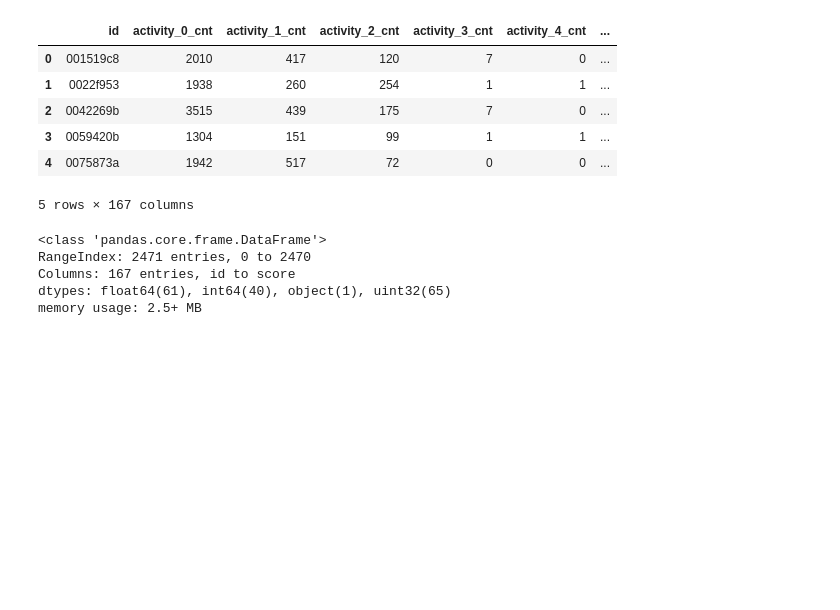
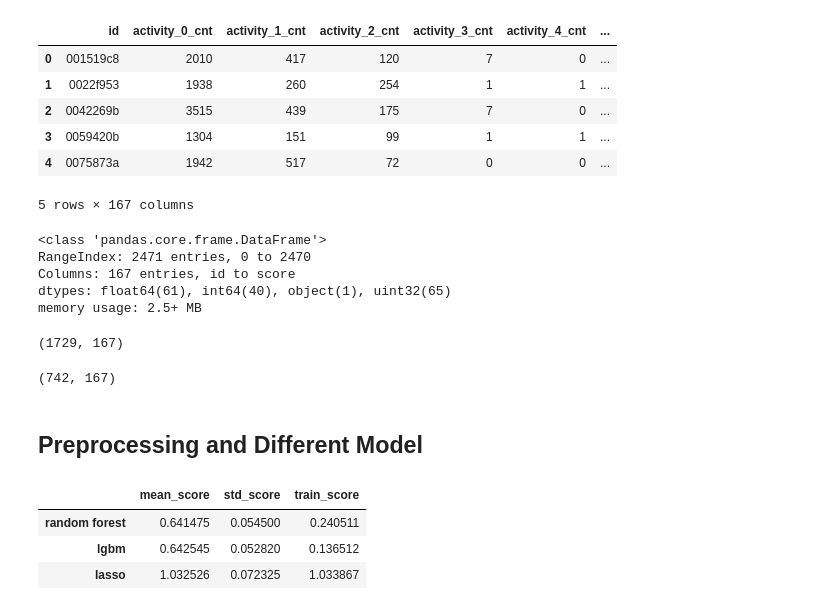
Before and after one commit to Yimei-Yang/Kaggle-WritingQuality, a Jupyter notebook: notebook.ipynb, the cells around one changed output. Cells and saved outputs as stored; diff of their text form; code cells hidden in the pictures; blank space fills up the shorter version.

```diff
--- a/notebook.ipynb
+++ b/notebook.ipynb
@@ -315,4 +461,4 @@ del ec
 # %%
 target = pd.read_csv("data/raw/train_scores.csv")
-train_df = train_feats.merge(target, on='id', how='left')
+df = train_feats.merge(target, on='id', how='left')
 # %%
@@ -333,7 +479,64 @@ RangeIndex: 2471 entries, 0 to 2470
 Columns: 167 entries, id to score
 dtypes: float64(61), int64(40), object(1), uint32(65)
 memory usage: 2.5+ MB
+# %%
+train_df, test_df = train_test_split(df, test_size=0.3, random_state=123)
+train_df.shape
+# %% [output]
+(1729, 167)
+# %%
+test_df.shape
+# %% [output]
+(742, 167)
 # %%
 # drop the unique identifier and the target
-X_train = train_df.drop(["id","score"], axis=1)
-y_train = train_df['score'].values
+X_train, y_train = (
+    train_df.drop(columns=["id","score"], axis=1),
+    train_df["score"].values,
+)
+
+X_test, y_test = (
+    test_df.drop(columns=["id","score"], axis=1),
+    test_df["score"].values,
+)
+# %% [markdown]
+## Preprocessing and Different Model
+# %%
+from sklearn.ensemble import RandomForestRegressor
+from lightgbm import LGBMRegressor
+from sklearn.pipeline import make_pipeline
+import pandas as pd
+
+models = {
+    "random forest": RandomForestRegressor(random_state=2),
+    "lgbm": LGBMRegressor(random_state=2, verbose=-1),
+    "lasso": Lasso(random_state=2)
+}
+
+def rmse(y_true, y_pred):
+    return np.sqrt(mean_squared_error(y_true, y_pred))
+
+rmse_scorer = make_scorer(rmse)
+
+results = {}
+for name, model in models.items():
+    pipe = make_pipeline(
+        SimpleImputer(strategy='mean'),
+        FunctionTransformer(lambda x: np.log1p(np.abs(x))),
+        RobustScaler(),
+        model
+    )
+    scores = cross_validate(pipe, X_train, y_train, cv=10, scoring=rmse_scorer, return_train_score=True)
+
+    results[name] = {
+        'mean_score': np.mean(scores['test_score']),
+        'std_score': np.std(scores['test_score']),
+        'train_score': np.mean(scores['train_score'])
+    }
+
+pd.DataFrame(results).T
+# %% [output]
+|  | mean_score | std_score | train_score |
+| random forest | 0.641475 | 0.054500 | 0.240511 |
+| lgbm | 0.642545 | 0.052820 | 0.136512 |
+| lasso | 1.032526 | 0.072325 | 1.033867 |
```
Also changed, not shown: parts of 15 cells of this notebook.
